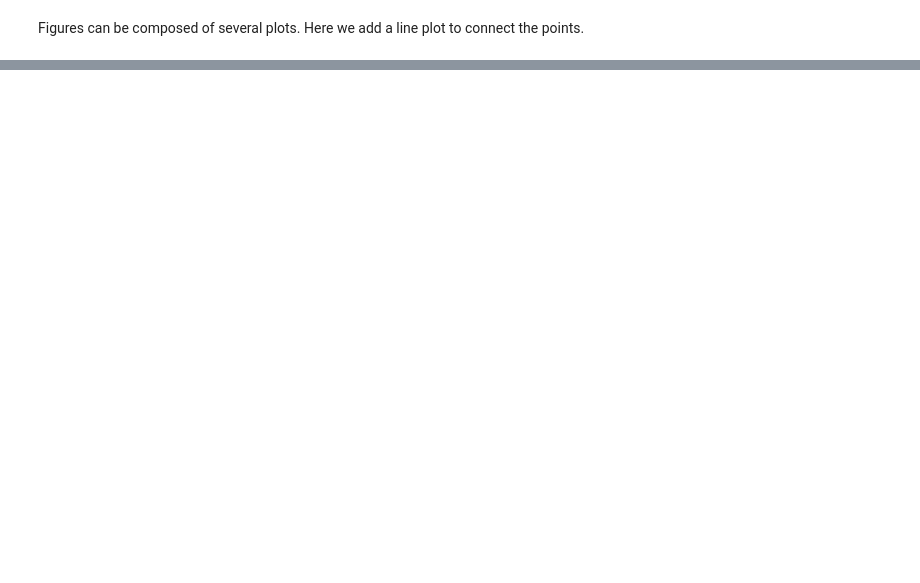
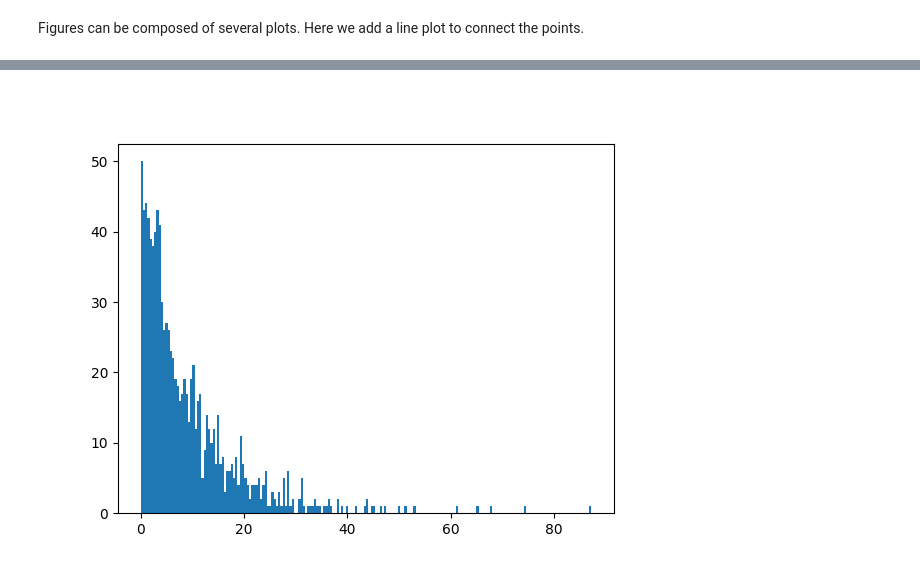
Before and after one commit to ruivieira/java-plotlib, a Jupyter notebook: docs/examples.ipynb, the cells around one changed output, grey strips where cells are left out. Saved outputs shown, nothing was run; the diff lists cells and outputs as text; code cells hidden in the pictures; blank space fills up the shorter version.

```diff
--- a/docs/examples.ipynb
+++ b/docs/examples.ipynb
@@ -78,0 +84,16 @@ figure.getBufferedImage();
+# %%
+import org.apache.commons.math3.distribution.GammaDistribution;
+
+Double[] samples = new Double[1000];
+GammaDistribution gamma = new GammaDistribution(1.0, 10.0);
+
+for (int i=0 ; i < 1000 ; i++) {
+    samples[i] = gamma.sample();
+}
+# %%
+import org.ruivieira.plotlib.plots.Histogram;
+
+Figure figure = new Figure();
+figure.add(new Histogram<>(Arrays.asList(samples)));
+
+figure.getBufferedImage();
@@ -78,0 +102,7 @@ figure.getBufferedImage();
+# %%
+Figure figure = new Figure();
+figure.add(new Histogram<>(Arrays.asList(samples)).setBins(200));
+
+figure.getBufferedImage();
+# %% [output]
+[figure, added]
```
Also changed, not shown: parts of 8 cells of this notebook.
